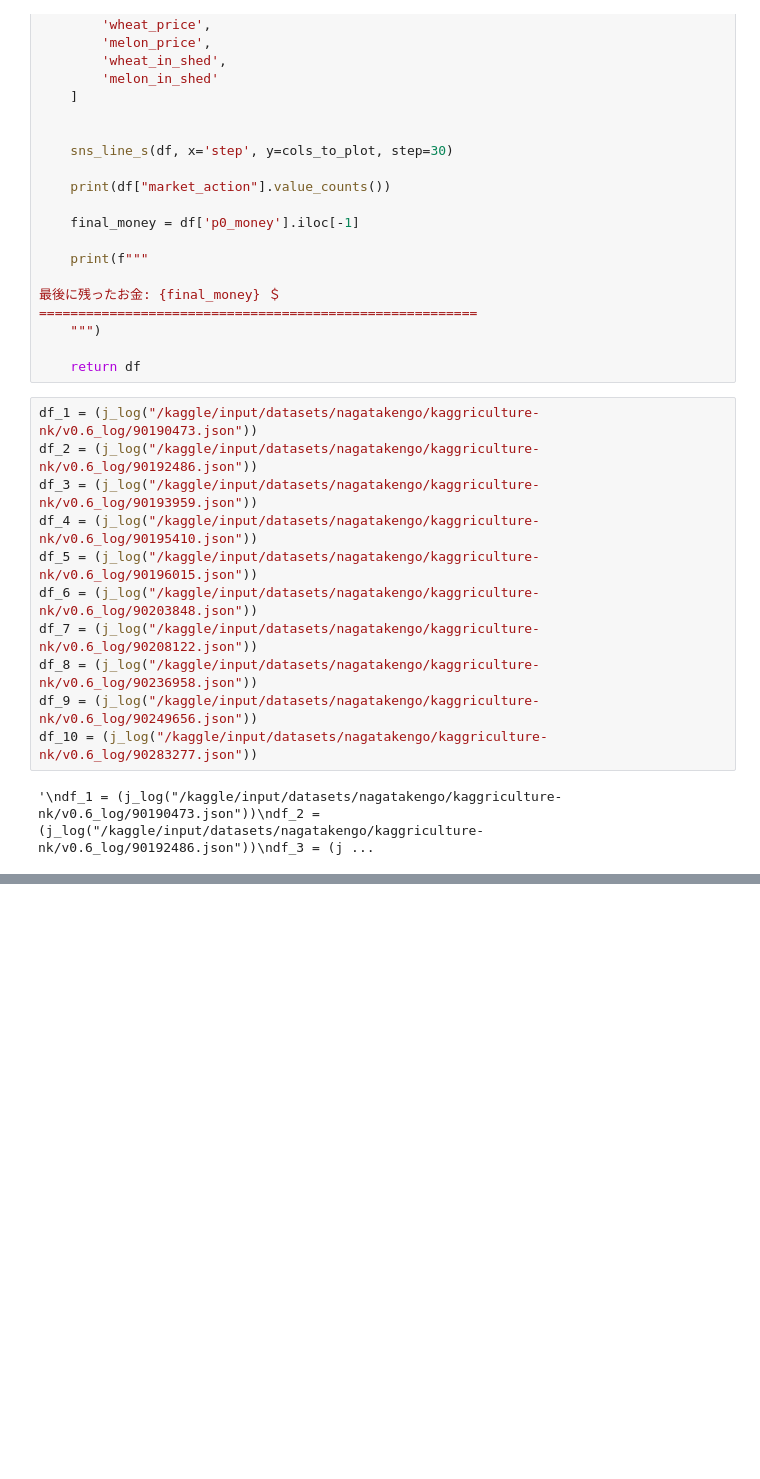
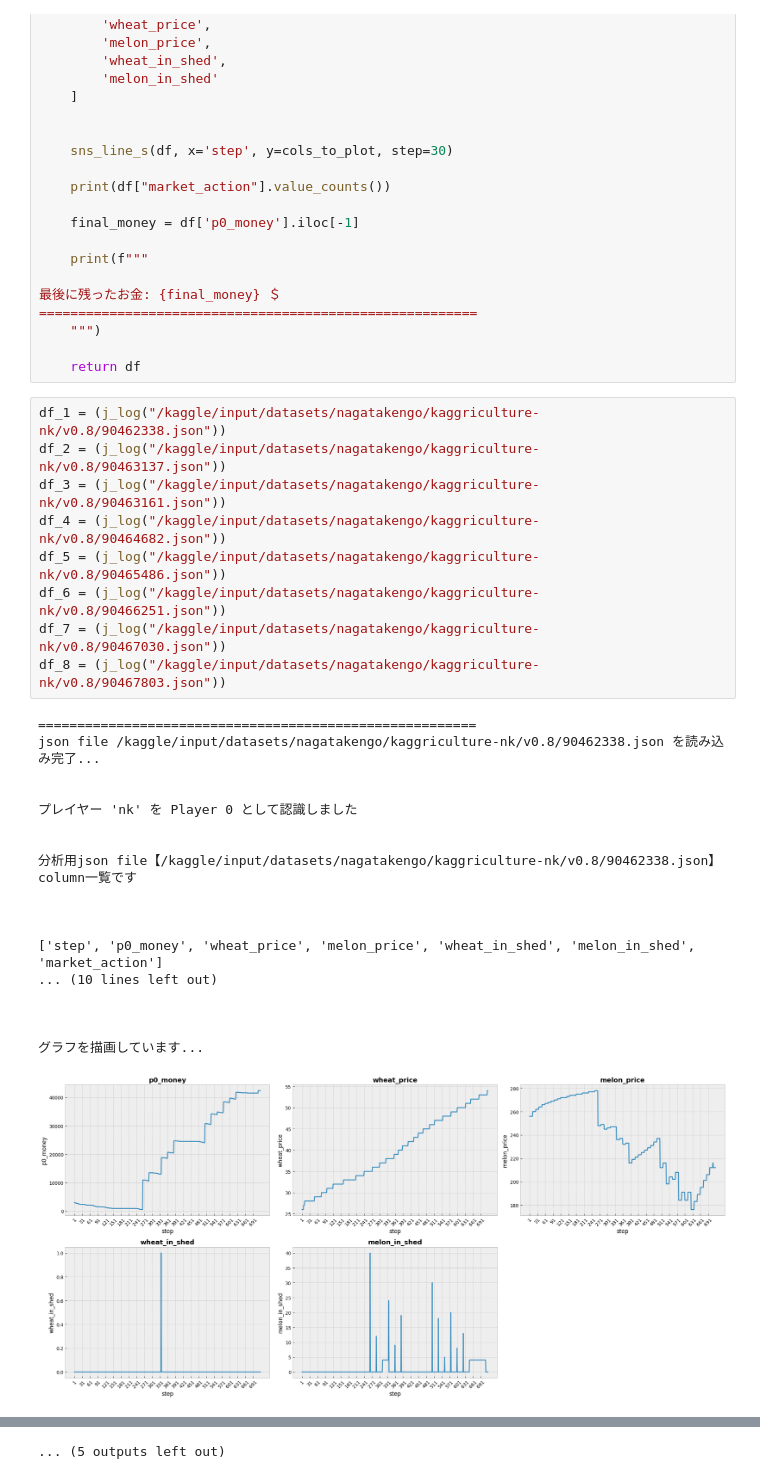
Before and after one commit to kenkenkengo0421/Kaggriculture, a Jupyter notebook: main.ipynb, the cells around one changed output, grey strips where cells are left out. Saved outputs shown, nothing was run; the diff lists cells and outputs as text; blank space fills up the shorter version.

```diff
--- a/main.ipynb
+++ b/main.ipynb
@@ -568,15 +582,30 @@ json file {file} を読み込み完了...
 
     return df
 # %%
-df_1 = (j_log("/kaggle/input/datasets/nagatakengo/kaggriculture-nk/v0.6_log/90190473.json"))
-df_2 = (j_log("/kaggle/input/datasets/nagatakengo/kaggriculture-nk/v0.6_log/90192486.json"))
-df_3 = (j_log("/kaggle/input/datasets/nagatakengo/kaggriculture-nk/v0.6_log/90193959.json"))
-df_4 = (j_log("/kaggle/input/datasets/nagatakengo/kaggriculture-nk/v0.6_log/90195410.json"))
-df_5 = (j_log("/kaggle/input/datasets/nagatakengo/kaggriculture-nk/v0.6_log/90196015.json"))
-df_6 = (j_log("/kaggle/input/datasets/nagatakengo/kaggriculture-nk/v0.6_log/90203848.json"))
-df_7 = (j_log("/kaggle/input/datasets/nagatakengo/kaggriculture-nk/v0.6_log/90208122.json"))
-df_8 = (j_log("/kaggle/input/datasets/nagatakengo/kaggriculture-nk/v0.6_log/90236958.json"))
-df_9 = (j_log("/kaggle/input/datasets/nagatakengo/kaggriculture-nk/v0.6_log/90249656.json"))
-df_10 = (j_log("/kaggle/input/datasets/nagatakengo/kaggriculture-nk/v0.6_log/90283277.json"))
+df_1 = (j_log("/kaggle/input/datasets/nagatakengo/kaggriculture-nk/v0.8/90462338.json"))
+df_2 = (j_log("/kaggle/input/datasets/nagatakengo/kaggriculture-nk/v0.8/90463137.json"))
+df_3 = (j_log("/kaggle/input/datasets/nagatakengo/kaggriculture-nk/v0.8/90463161.json"))
+df_4 = (j_log("/kaggle/input/datasets/nagatakengo/kaggriculture-nk/v0.8/90464682.json"))
+df_5 = (j_log("/kaggle/input/datasets/nagatakengo/kaggriculture-nk/v0.8/90465486.json"))
+df_6 = (j_log("/kaggle/input/datasets/nagatakengo/kaggriculture-nk/v0.8/90466251.json"))
+df_7 = (j_log("/kaggle/input/datasets/nagatakengo/kaggriculture-nk/v0.8/90467030.json"))
+df_8 = (j_log("/kaggle/input/datasets/nagatakengo/kaggriculture-nk/v0.8/90467803.json"))
 # %% [output]
-'\ndf_1 = (j_log("/kaggle/input/datasets/nagatakengo/kaggriculture-nk/v0.6_log/90190473.json"))\ndf_2 = (j_log("/kaggle/input/datasets/nagatakengo/kaggriculture-nk/v0.6_log/90192486.json"))\ndf_3 = (j ...
+========================================================
+json file /kaggle/input/datasets/nagatakengo/kaggriculture-nk/v0.8/90462338.json を読み込み完了...
+
+
+プレイヤー 'nk' を Player 0 として認識しました
+
+
+分析用json file【/kaggle/input/datasets/nagatakengo/kaggriculture-nk/v0.8/90462338.json】column一覧です
+
+
+
+['step', 'p0_money', 'wheat_price', 'melon_price', 'wheat_in_shed', 'melon_in_shed', 'market_action']
+... (10 lines left out)
+
+
+
+グラフを描画しています...
+[figure, added]
@@ -582,0 +702 @@ df_10 = (j_log("/kaggle/input/datasets/nagatakengo/kaggriculture-nk/v0.6_log/902
+... (5 outputs left out)
```
Also changed, not shown: parts of 3 cells of this notebook.
